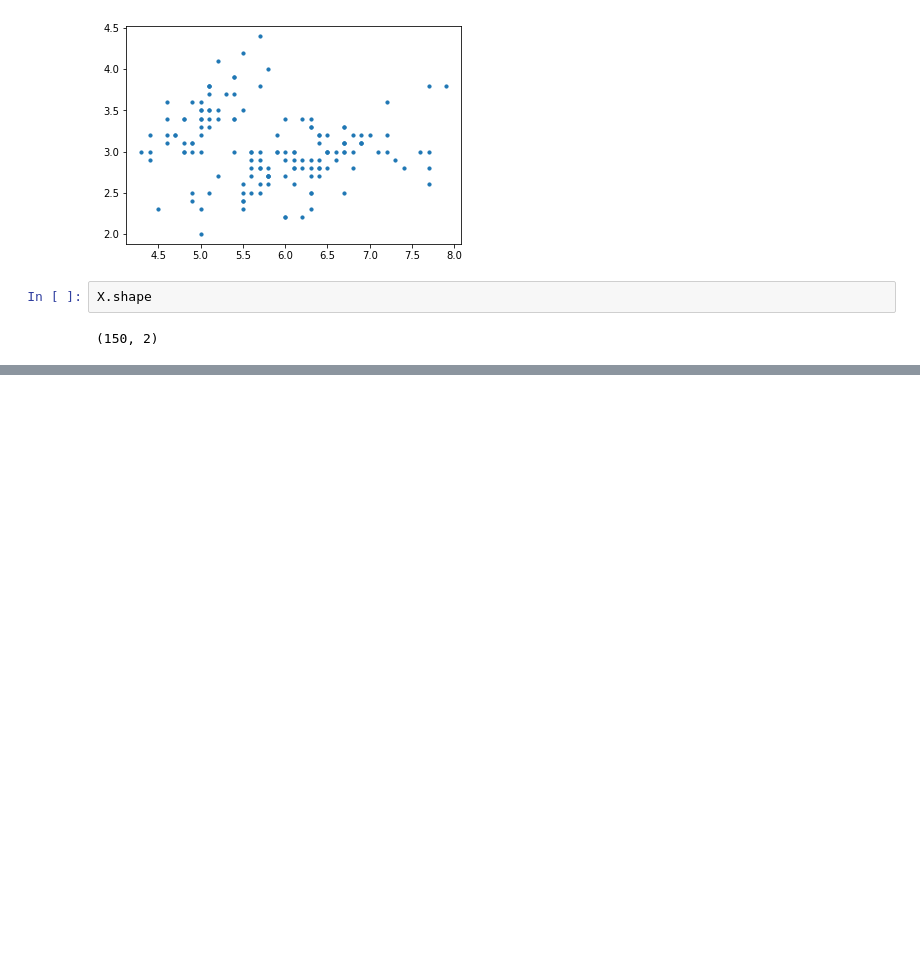
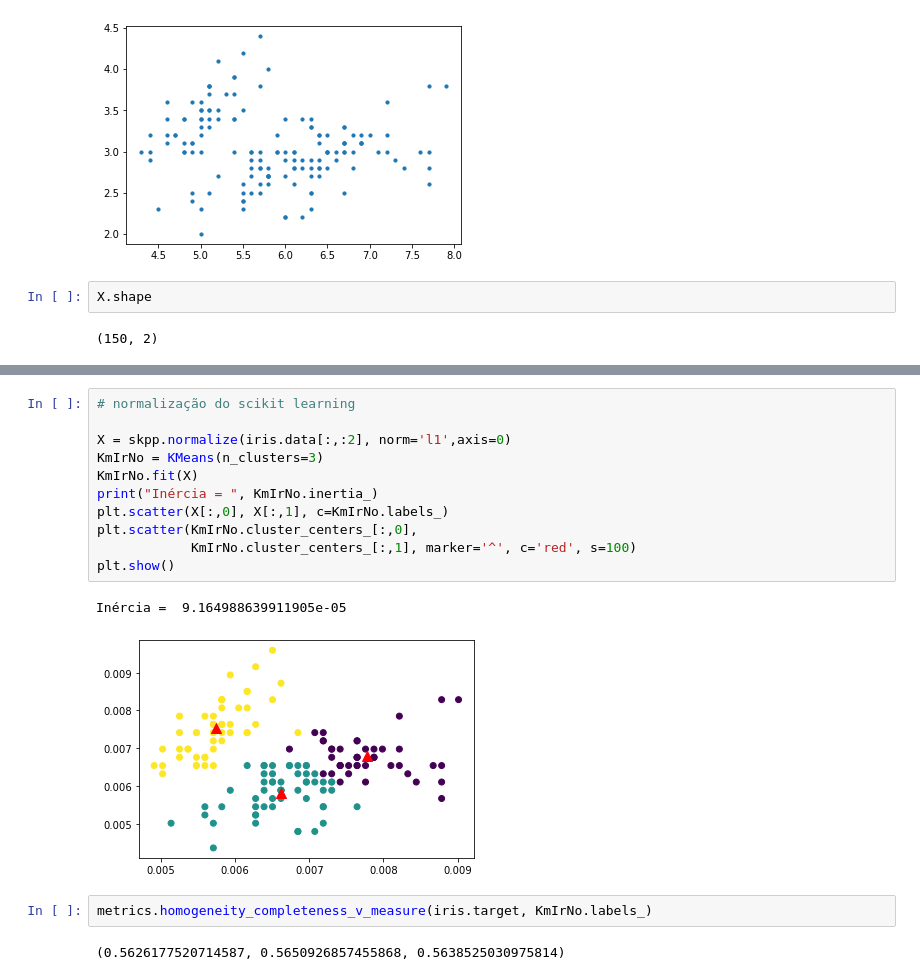
Before and after one commit to Gustavo-Sousa/kmeans_intro, a Jupyter notebook: Notebook_KMeans_Assignment.ipynb, the cells around one changed output, grey strips where cells are left out. Saved outputs shown, nothing was run; the diff lists cells and outputs as text; blank space fills up the shorter version.

```diff
--- a/Notebook_KMeans_Assignment.ipynb
+++ b/Notebook_KMeans_Assignment.ipynb
@@ -568,0 +540,18 @@ plt.show()
+# %%
+# normalização do scikit learning
+
+X = skpp.normalize(iris.data[:,:2], norm='l1',axis=0)
+KmIrNo = KMeans(n_clusters=3)
+KmIrNo.fit(X)
+print("Inércia = ", KmIrNo.inertia_)
+plt.scatter(X[:,0], X[:,1], c=KmIrNo.labels_)
+plt.scatter(KmIrNo.cluster_centers_[:,0],
+            KmIrNo.cluster_centers_[:,1], marker='^', c='red', s=100)
+plt.show()
+# %% [output]
+Inércia =  9.164988639911905e-05
+[figure, added]
+# %%
+metrics.homogeneity_completeness_v_measure(iris.target, KmIrNo.labels_)
+# %% [output]
+(0.5626177520714587, 0.5650926857455868, 0.5638525030975814)
```
Also changed, not shown: parts of 14 cells of this notebook.
